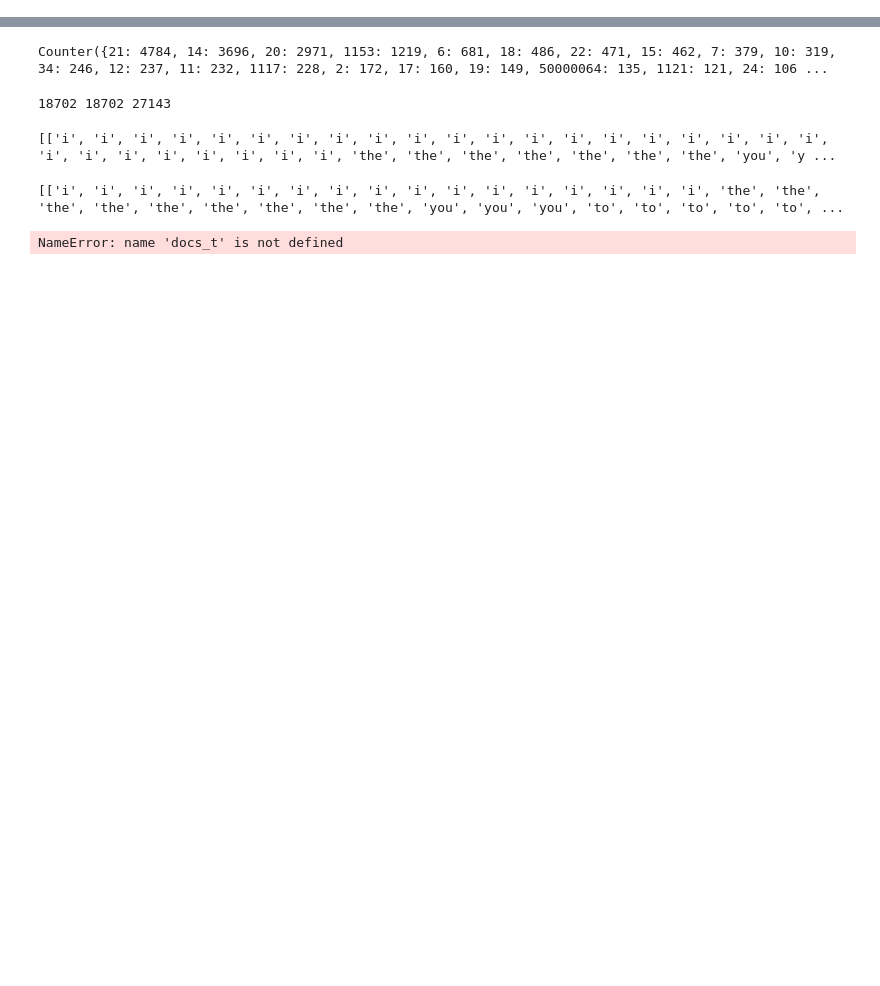
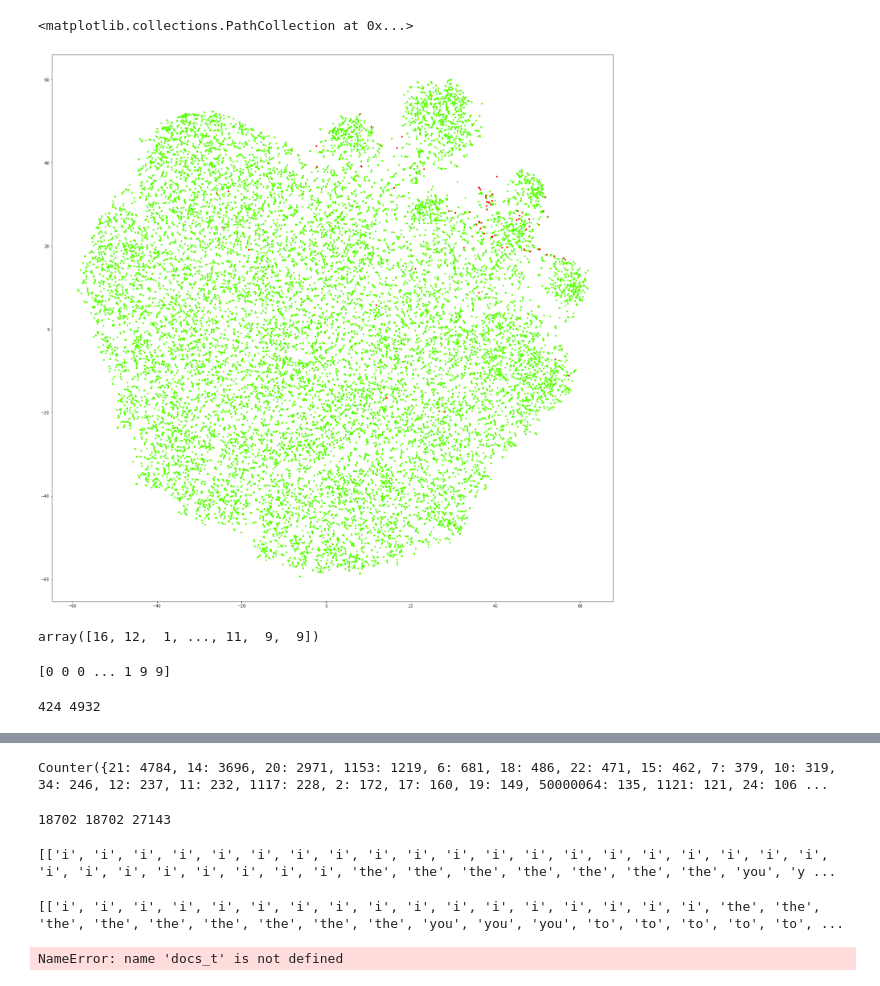
Before and after one commit to lillijo/nlp-musrec-lyrics, a Jupyter notebook: Doc2Vec.ipynb, the cells around one changed output, grey strips where cells are left out. Cells and saved outputs as stored; diff of their text form; code cells hidden in the pictures; blank space fills up the shorter version.

Commit message:
connect model and django

```diff
--- a/Doc2Vec.ipynb
+++ b/Doc2Vec.ipynb
@@ -21,0 +21,3 @@ with open('train_documents.json','r') as f:
+# %%
+train_documents_json = pickle.load( open( "train_documents", "rb" ) )
+print(len(train_documents_json))
@@ -33,3 +30,5 @@ with open('word_counts.json','r') as xc:
 model = Doc2Vec(train_documents, vector_size=10, epochs=30, window=2, min_count=5, workers=6)
 
 #model.build_vocab_from_freq(word_count_dict)
+# %%
+model.train(train_documents, total_examples=model.corpus_count, epochs=50)
@@ -36,2 +37,5 @@ model = Doc2Vec(train_documents, vector_size=10, epochs=30, window=2, min_count=
+# %%
+#model = Doc2Vec.load("doc2vec.model")
+model = Doc2Vec.load("doc2vecNO_DUPS.model")
 # %%
 model.train(train_documents, total_examples=model.corpus_count, epochs=20)
@@ -43,6 +42,3 @@ model.save(fname)
-# %%
-#model.save("doc2vec.model")
-model = Doc2Vec.load("doc2vec.model")
 # %%
 inferred_vectors = []
 
@@ -69,4 +65,22 @@ X_embedded.shape
 with open("t_sne_vectors","wb") as tsne_json:
     pickle.dump(X_embedded,tsne_json)
 tsne_json.close()
+# %%
+plt.figure(figsize=(25, 25))
+
+plt.scatter([i[0] for i in X_embedded],[i[1] for i in X_embedded],c=clustering.labels_,cmap='prism', s=10)
+# %% [output]
+<matplotlib.collections.PathCollection at 0x...>
+[figure, added]
+# %%
+from sklearn.cluster import AgglomerativeClustering
+
+cluster = AgglomerativeClustering(n_clusters=20, affinity='euclidean', linkage='ward')
+cluster.fit_predict(X)
+# %% [output]
+array([16, 12,  1, ..., 11,  9,  9])
+# %%
+print(cluster.labels_)
+# %% [output]
+[0 0 0 ... 1 9 9]
 # %%
@@ -81,3 +97,20 @@ def most_similar_track(words):
             print('\n')
     print(' '.join(set(words)))
     print('\n')
+# %%
+all_documents = train_documents_json + test_documents_json
+all_documents_strings = [" ".join(i[0]) for i in all_documents]
+setOfElems = set()
+test_duplicates = []
+train_duplicates = []
+for i in range(len(all_documents_strings)):
+    if all_documents_strings[i] in setOfElems:
+        if len(all_documents[i][1]) == 2:
+            test_duplicates.append(all_documents[i][1])
+        else:
+            train_duplicates.append(all_documents[i][1])
+    else:
+        setOfElems.add(all_documents_strings[i])
+print(len(test_duplicates) , len(train_duplicates))
+# %% [output]
+424 4932
```
Also changed, not shown: parts of 15 cells of this notebook, 7 other files.
